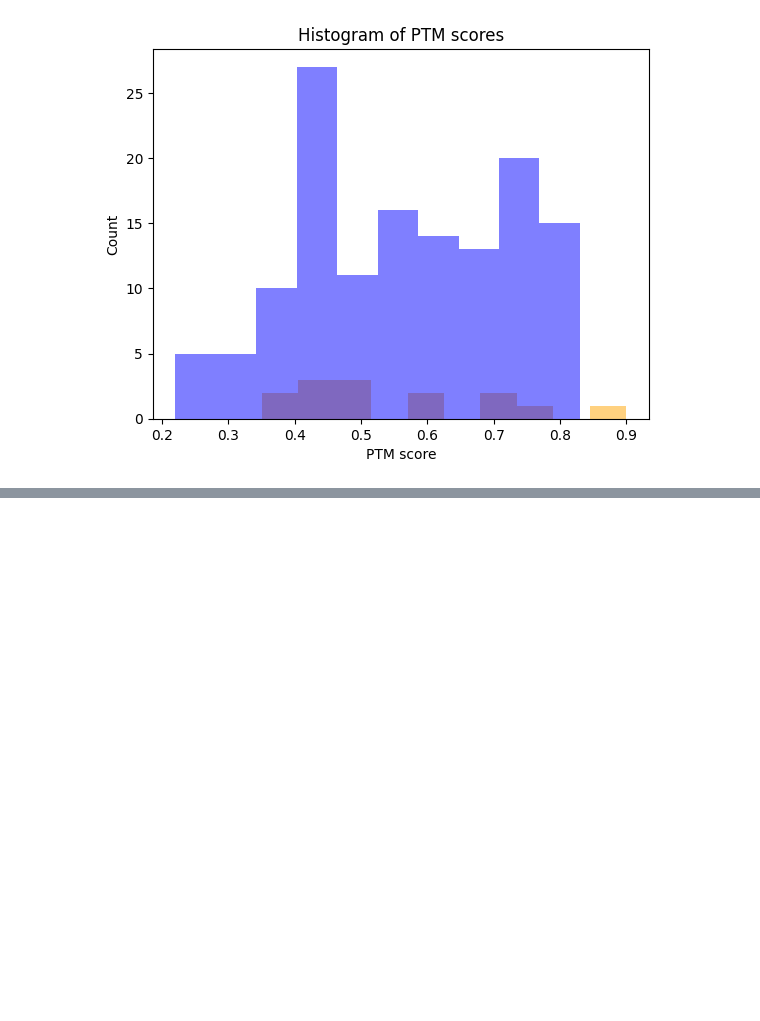
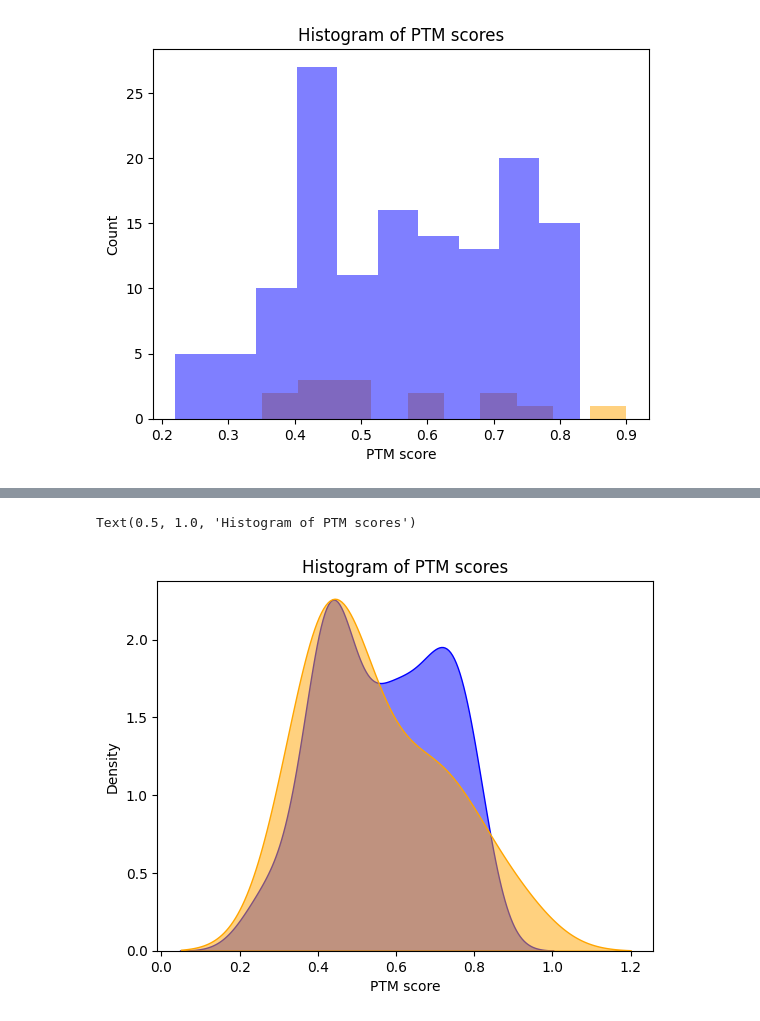
Before and after one commit to jonazhu/nematostella_protpred, a Jupyter notebook: extract/metric_plots.ipynb, the cells around one changed output, grey strips where cells are left out. Drawn from its saved outputs; the diff is of its cells as text; code cells hidden in the pictures; blank space fills up the shorter version.

```diff
--- a/extract/metric_plots.ipynb
+++ b/extract/metric_plots.ipynb
@@ -58,0 +78,8 @@ Text(0.5, 1.0, 'Histogram of PTM scores')
+# %%
+sns.kdeplot(metrics["ptm"], color="blue", alpha=0.5, fill=True)
+sns.kdeplot(published_results["PTM"], color="orange", alpha=0.5, fill=True)
+plt.xlabel("PTM score")
+plt.title("Histogram of PTM scores")
+# %% [output]
+Text(0.5, 1.0, 'Histogram of PTM scores')
+[figure, added]
```
Also changed, not shown: parts of 5 cells of this notebook, 19 other files.
